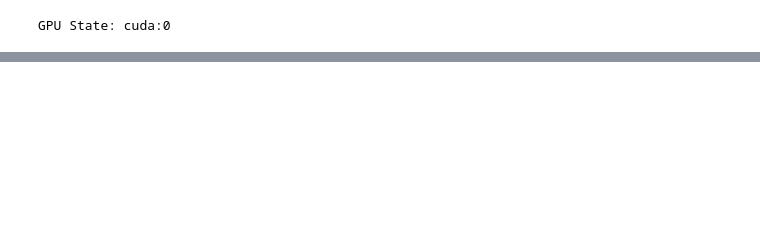
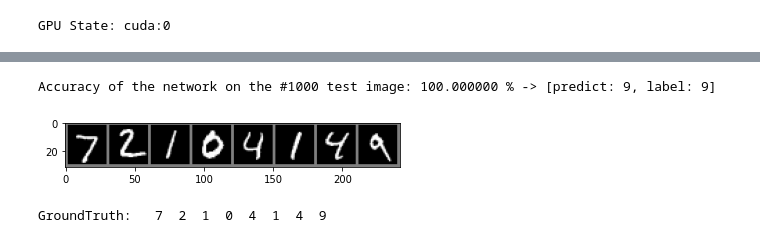
Before and after one commit to dvsseed/AR2, a Jupyter notebook: PyTorch_MNIST.ipynb, the cells around one changed output, grey strips where cells are left out. Drawn from its saved outputs; the diff is of its cells as text; code cells hidden in the pictures; blank space fills up the shorter version.

```diff
--- a/PyTorch_MNIST.ipynb
+++ b/PyTorch_MNIST.ipynb
@@ -39,7 +46,17 @@ transform = transforms.Compose(
 )
 # %%
 # 資料集(Dataset)
-trainSet = datasets.MNIST(root='MNIST', download=True, train=True, transform=transform)
-testSet = datasets.MNIST(root='MNIST', download=True, train=False, transform=transform)
-trainLoader = dset.DataLoader(trainSet, batch_size=64, shuffle=True)
-testLoader = dset.DataLoader(testSet, batch_size=64, shuffle=False)
+BatchSize = 16
+
+TrainSet0 = datasets.MNIST(root='MNIST', download=True, train=True, transform=Transform)
+TestSet = datasets.MNIST(root='MNIST', download=True, train=False, transform=Transform)
+
+# 切分70%當作訓練集、30%當作驗證集
+train_size = int(0.7 * len(TrainSet0))
+valid_size = len(TrainSet0) - train_size
+TrainSet, ValidSet = torch.utils.data.random_split(TrainSet0, [train_size, valid_size])
+
+TrainLoader = dset.DataLoader(TrainSet, batch_size=BatchSize, shuffle=True)  # 打亂數據則將shuffle=True
+ValidLoader = dset.DataLoader(ValidSet, batch_size=BatchSize, shuffle=True)
+TestLoader = dset.DataLoader(TestSet, batch_size=BatchSize, shuffle=False)
+Test10kLoader = dset.DataLoader(TestSet, batch_size=len(TestSet), shuffle=False)
@@ -229,0 +354,49 @@ torch.save(net, 'cnn.pth')
+# %%
+# 只測試一張圖片
+correct = 0
+total = 0
+num = 1000  # 第1000張圖片
+
+Cnn_trained.eval()  # 模型評估模式，沒有要繼續訓練模型、而只拿來應用
+
+with torch.no_grad():
+  for data in Test10kLoader:
+    inputs, labels = data
+    inputs, labels = inputs.to(device), labels.to(device)
+    inputs = inputs[num].view((-1,1,28,28), -1)
+    outputs = Cnn_trained(inputs)
+    _, predicted = torch.max(outputs.data, 1)
+    total += 1
+    correct += (predicted == labels[num]).sum().item()
+    break
+
+print('Accuracy of the network on the #%d test image: %f %% -> [predict: %d, label: %d]' % (
+    num,
+    (100 * correct / total),
+    predicted,
+    labels[num]
+    )
+)
+# %% [output]
+Accuracy of the network on the #1000 test image: 100.000000 % -> [predict: 9, label: 9]
+# %%
+# Test the network on the test data
+classes = ('0', '1', '2', '3', '4', '5', '6', '7', '8', '9')
+
+# functions to show an image
+def imshow(img):
+  img = img / 2 + 0.5  # unnormalize
+  npimg = img.numpy()
+  plt.imshow(np.transpose(npimg, (1, 2, 0)))
+  plt.show()
+
+
+dataiter = iter(TestLoader)
+images, labels = dataiter.next()
+
+# print images
+imshow(utils.make_grid(images[:8]))
+print('GroundTruth:', ''.join('%3s' % classes[labels[j]] for j in range(8)))
+# %% [output]
+[figure, added]
+GroundTruth:   7  2  1  0  4  1  4  9
```
Also changed, not shown: parts of 16 cells of this notebook.
